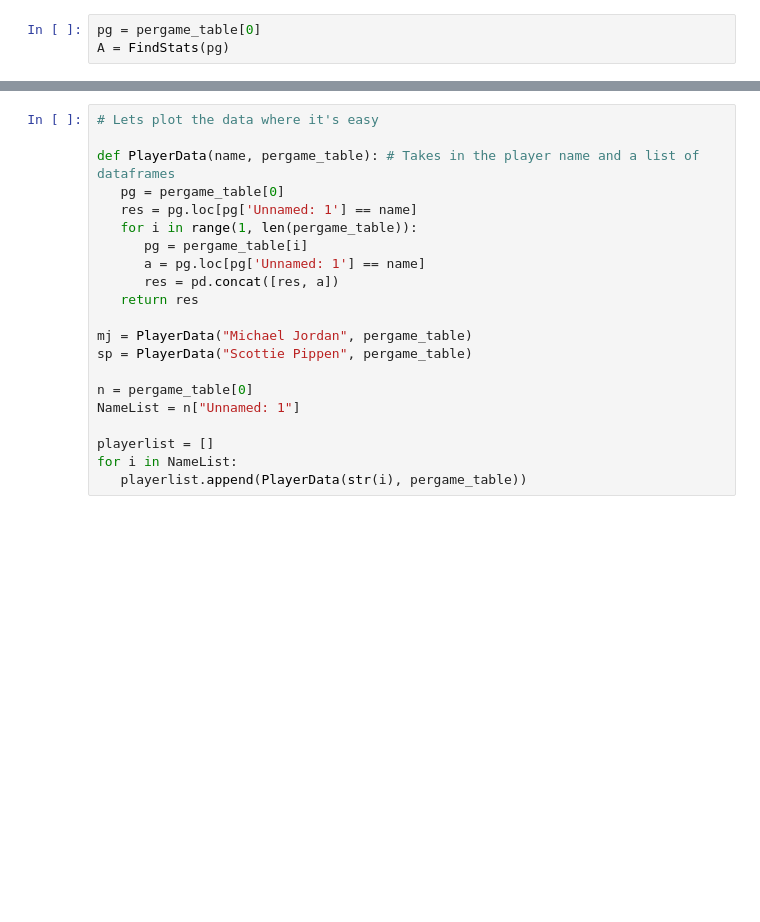
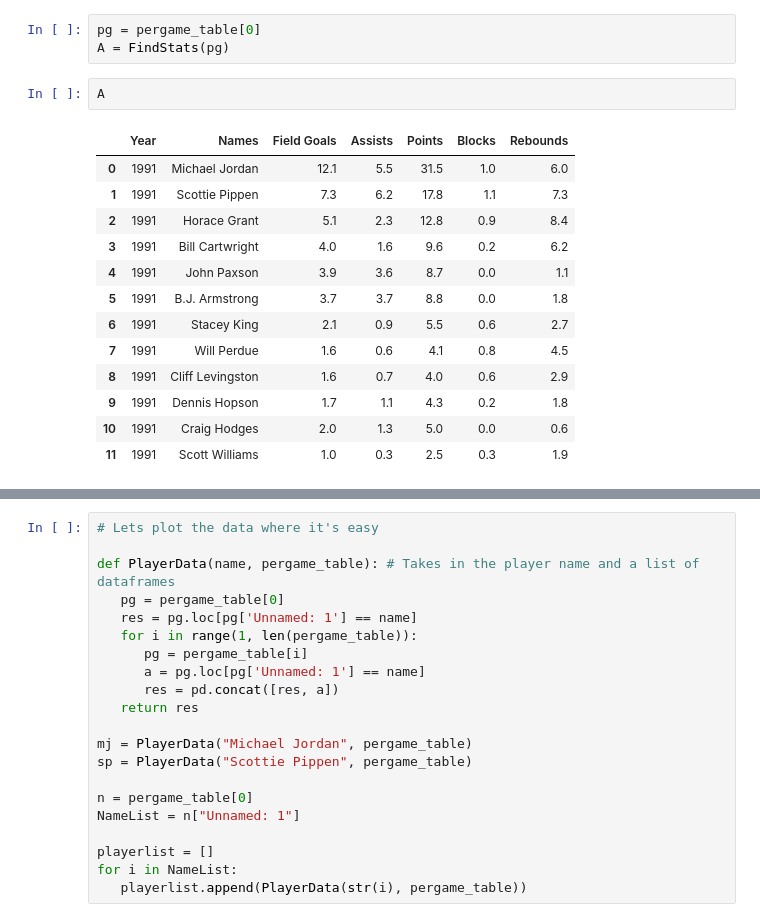
Before and after one commit to BiratalWagle/Basketball_Project, a Jupyter notebook: web_scraping.ipynb, the cells around one changed output, grey strips where cells are left out. Cells and saved outputs as stored; diff of their text form; blank space fills up the shorter version.

```diff
--- a/web_scraping.ipynb
+++ b/web_scraping.ipynb
@@ -59,6 +59,22 @@ def FindStats(df):
 # %%
 pg = pergame_table[0]
 A = FindStats(pg)
+# %%
+A
+# %% [output]
+|  | Year | Names | Field Goals | Assists | Points | Blocks | Rebounds |
+| 0 | 1991 | Michael Jordan | 12.1 | 5.5 | 31.5 | 1.0 | 6.0 |
+| 1 | 1991 | Scottie Pippen | 7.3 | 6.2 | 17.8 | 1.1 | 7.3 |
+| 2 | 1991 | Horace Grant | 5.1 | 2.3 | 12.8 | 0.9 | 8.4 |
+| 3 | 1991 | Bill Cartwright | 4.0 | 1.6 | 9.6 | 0.2 | 6.2 |
+| 4 | 1991 | John Paxson | 3.9 | 3.6 | 8.7 | 0.0 | 1.1 |
+| 5 | 1991 | B.J. Armstrong | 3.7 | 3.7 | 8.8 | 0.0 | 1.8 |
+| 6 | 1991 | Stacey King | 2.1 | 0.9 | 5.5 | 0.6 | 2.7 |
+| 7 | 1991 | Will Perdue | 1.6 | 0.6 | 4.1 | 0.8 | 4.5 |
+| 8 | 1991 | Cliff Levingston | 1.6 | 0.7 | 4.0 | 0.6 | 2.9 |
+| 9 | 1991 | Dennis Hopson | 1.7 | 1.1 | 4.3 | 0.2 | 1.8 |
+| 10 | 1991 | Craig Hodges | 2.0 | 1.3 | 5.0 | 0.0 | 0.6 |
+| 11 | 1991 | Scott Williams | 1.0 | 0.3 | 2.5 | 0.3 | 1.9 |
 # %%
 # Lets me plot the graph in a way that I can represt the data for the people quite easily
 # Plots the data for everyone in the team
```
Also changed, not shown: parts of 1 cell of this notebook.
